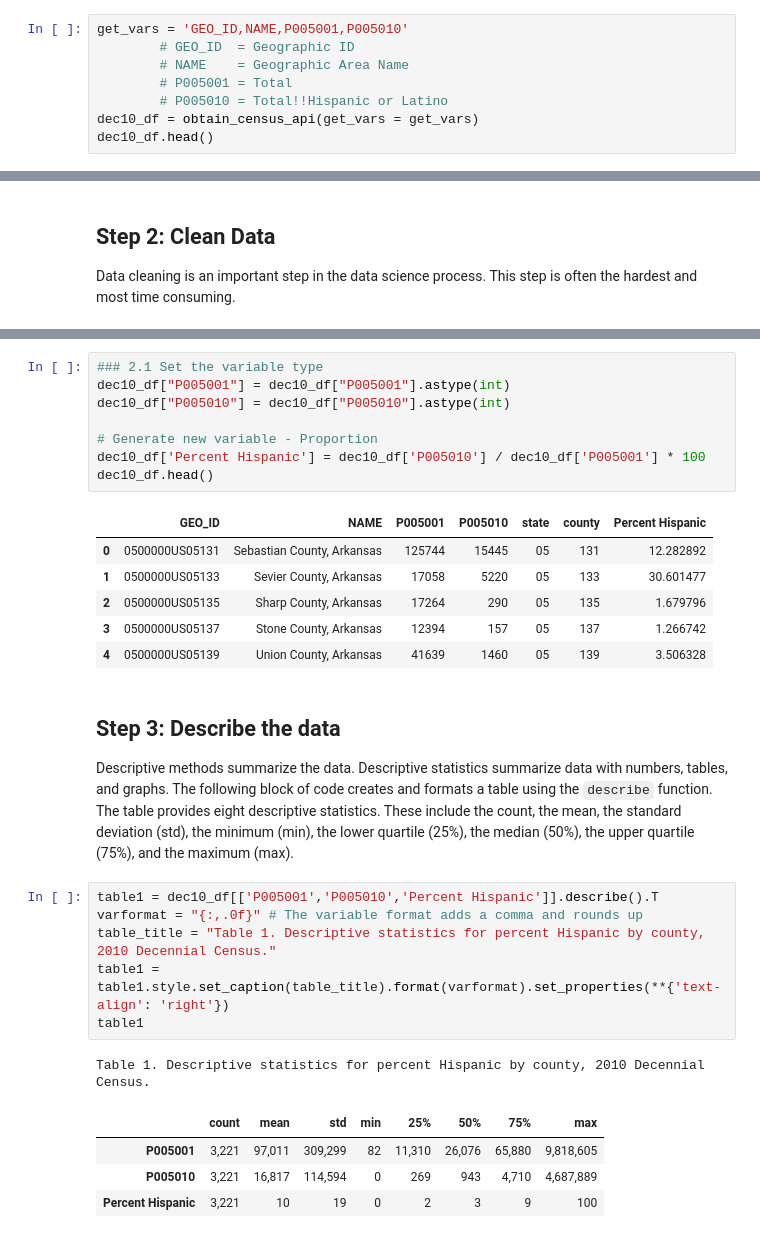
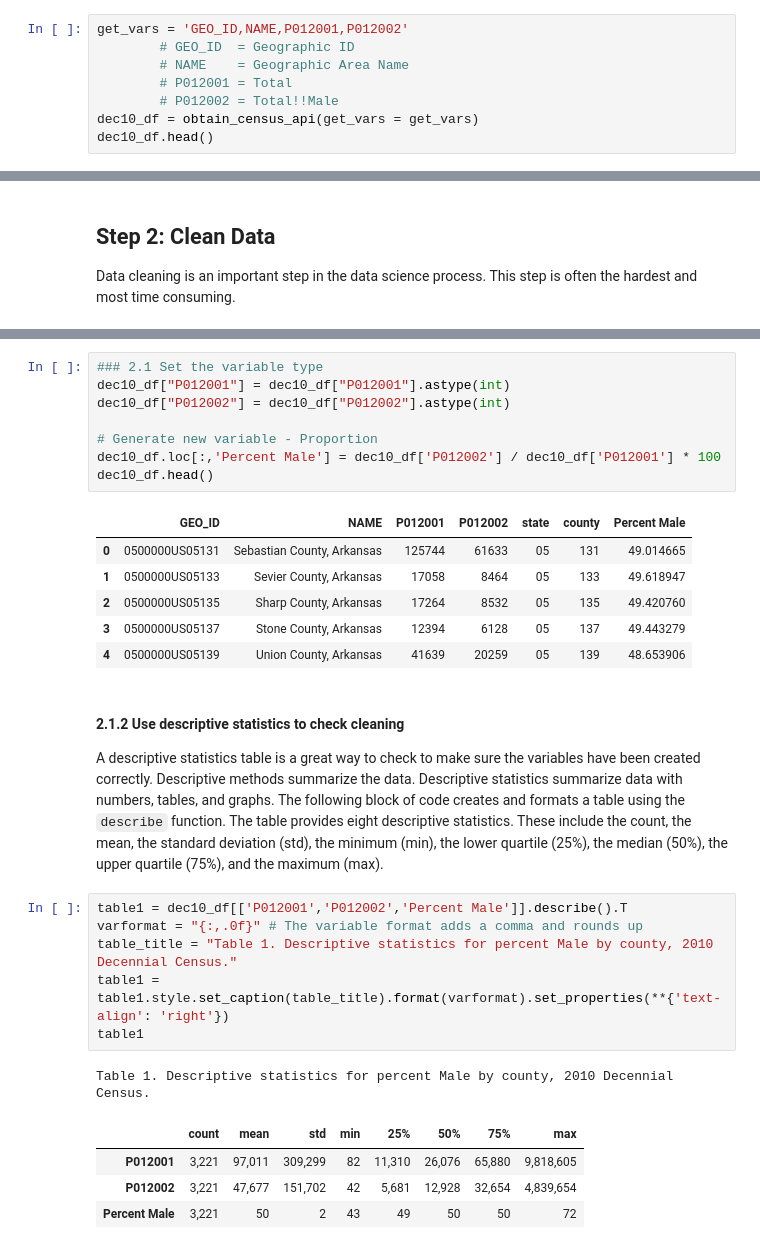
Before and after one commit to npr99/PlanningMethods, a Jupyter notebook: PLAN604_Population_vs_Sample_USCounties.ipynb, the cells around one changed output, grey strips where cells are left out. Cells and saved outputs as stored; diff of their text form.

```diff
--- a/PLAN604_Population_vs_Sample_USCounties.ipynb
+++ b/PLAN604_Population_vs_Sample_USCounties.ipynb
@@ -77,9 +77,9 @@ https://api.census.gov/data/2010/dec/sf1/groups/P5.html
 # %%
-get_vars = 'GEO_ID,NAME,P005001,P005010'
+get_vars = 'GEO_ID,NAME,P012001,P012002'
         # GEO_ID  = Geographic ID
         # NAME    = Geographic Area Name
-        # P005001 = Total
-        # P005010 = Total!!Hispanic or Latino
+        # P012001 = Total
+        # P012002 = Total!!Male
 dec10_df = obtain_census_api(get_vars = get_vars)
 dec10_df.head()
 # %% [output]
@@ -122,30 +159,30 @@ Data cleaning is an important step in the data science process. This step is oft
 # %%
 ### 2.1 Set the variable type
-dec10_df["P005001"] = dec10_df["P005001"].astype(int)
-dec10_df["P005010"] = dec10_df["P005010"].astype(int)
+dec10_df["P012001"] = dec10_df["P012001"].astype(int)
+dec10_df["P012002"] = dec10_df["P012002"].astype(int)
 
 # Generate new variable - Proportion
-dec10_df['Percent Hispanic'] = dec10_df['P005010'] / dec10_df['P005001'] * 100
+dec10_df.loc[:,'Percent Male'] = dec10_df['P012002'] / dec10_df['P012001'] * 100
 dec10_df.head()
 # %% [output]
-|  | GEO_ID | NAME | P005001 | P005010 | state | county | Percent Hispanic |
-| 0 | 0500000US05131 | Sebastian County, Arkansas | 125744 | 15445 | 05 | 131 | 12.282892 |
-| 1 | 0500000US05133 | Sevier County, Arkansas | 17058 | 5220 | 05 | 133 | 30.601477 |
-| 2 | 0500000US05135 | Sharp County, Arkansas | 17264 | 290 | 05 | 135 | 1.679796 |
-| 3 | 0500000US05137 | Stone County, Arkansas | 12394 | 157 | 05 | 137 | 1.266742 |
-| 4 | 0500000US05139 | Union County, Arkansas | 41639 | 1460 | 05 | 139 | 3.506328 |
+|  | GEO_ID | NAME | P012001 | P012002 | state | county | Percent Male |
+| 0 | 0500000US05131 | Sebastian County, Arkansas | 125744 | 61633 | 05 | 131 | 49.014665 |
+| 1 | 0500000US05133 | Sevier County, Arkansas | 17058 | 8464 | 05 | 133 | 49.618947 |
+| 2 | 0500000US05135 | Sharp County, Arkansas | 17264 | 8532 | 05 | 135 | 49.420760 |
+| 3 | 0500000US05137 | Stone County, Arkansas | 12394 | 6128 | 05 | 137 | 49.443279 |
+| 4 | 0500000US05139 | Union County, Arkansas | 41639 | 20259 | 05 | 139 | 48.653906 |
 # %% [markdown]
-## Step 3: Describe the data
-Descriptive methods summarize the data. Descriptive statistics summarize data with numbers, tables, and graphs. The following block of code creates and formats a table using the `describe` function. The table provides eight descriptive statistics. These include the count, the mean, the standard deviation (std), the minimum (min), the lower quartile (25%), the median (50%), the upper quartile (75%), and the maximum (max).
+#### 2.1.2 Use descriptive statistics to check cleaning
+A descriptive statistics table is a great way to check to make sure the variables have been created correctly. Descriptive methods summarize the data. Descriptive statistics summarize data with numbers, tables, and graphs. The following block of code creates and formats a table using the `describe` function. The table provides eight descriptive statistics. These include the count, the mean, the standard deviation (std), the minimum (min), the lower quartile (25%), the median (50%), the upper quartile (75%), and the maximum (max).
 # %%
-table1 = dec10_df[['P005001','P005010','Percent Hispanic']].describe().T
+table1 = dec10_df[['P012001','P012002','Percent Male']].describe().T
 varformat = "{:,.0f}" # The variable format adds a comma and rounds up
-table_title = "Table 1. Descriptive statistics for percent Hispanic by county, 2010 Decennial Census."
+table_title = "Table 1. Descriptive statistics for percent Male by county, 2010 Decennial Census."
 table1 = table1.style.set_caption(table_title).format(varformat).set_properties(**{'text-align': 'right'})
 table1
 # %% [output]
-Table 1. Descriptive statistics for percent Hispanic by county, 2010 Decennial Census.
+Table 1. Descriptive statistics for percent Male by county, 2010 Decennial Census.
 |  | count | mean | std | min | 25% | 50% | 75% | max |
-| P005001 | 3,221 | 97,011 | 309,299 | 82 | 11,310 | 26,076 | 65,880 | 9,818,605 |
-| P005010 | 3,221 | 16,817 | 114,594 | 0 | 269 | 943 | 4,710 | 4,687,889 |
-| Percent Hispanic | 3,221 | 10 | 19 | 0 | 2 | 3 | 9 | 100 |
+| P012001 | 3,221 | 97,011 | 309,299 | 82 | 11,310 | 26,076 | 65,880 | 9,818,605 |
+| P012002 | 3,221 | 47,677 | 151,702 | 42 | 5,681 | 12,928 | 32,654 | 4,839,654 |
+| Percent Male | 3,221 | 50 | 2 | 43 | 49 | 50 | 50 | 72 |
```
Also changed, not shown: parts of 41 cells of this notebook.
